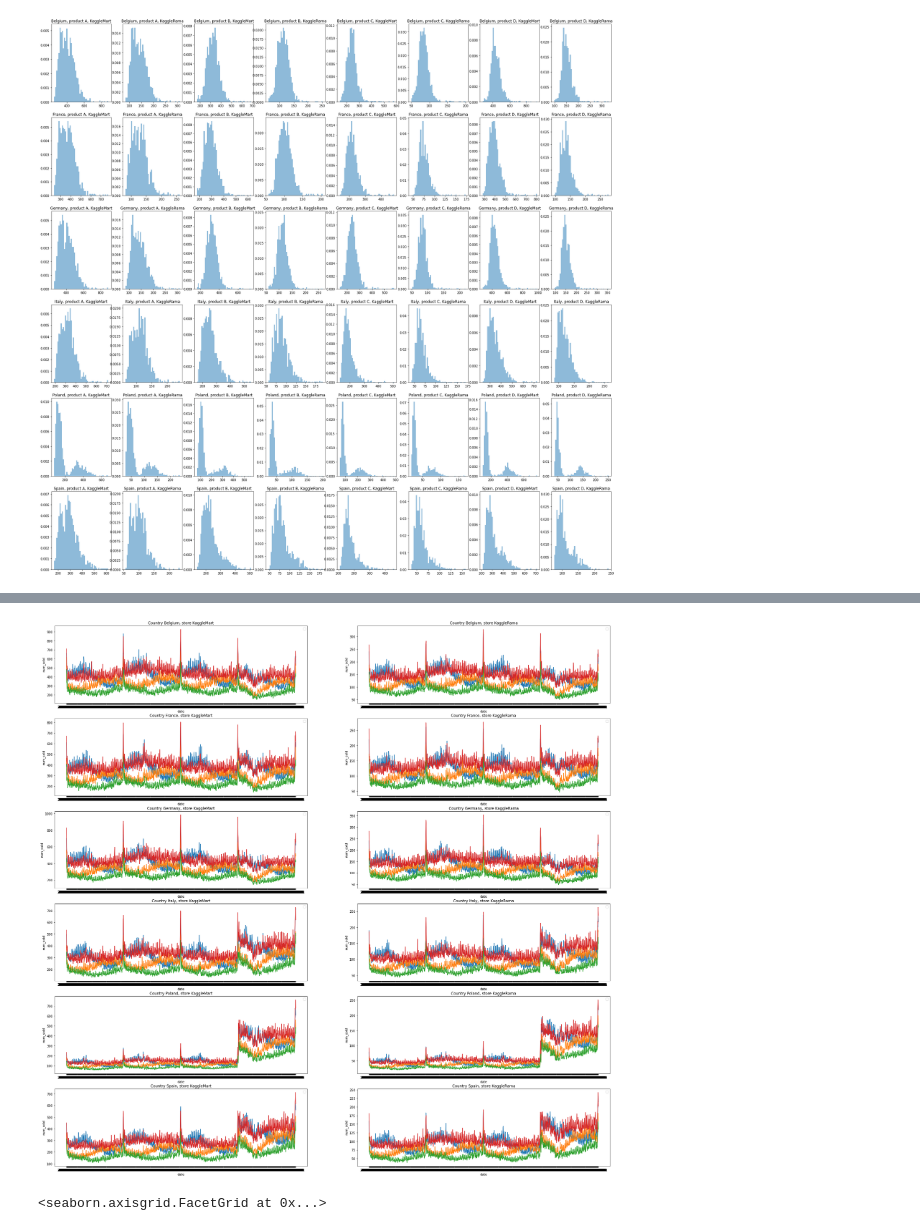
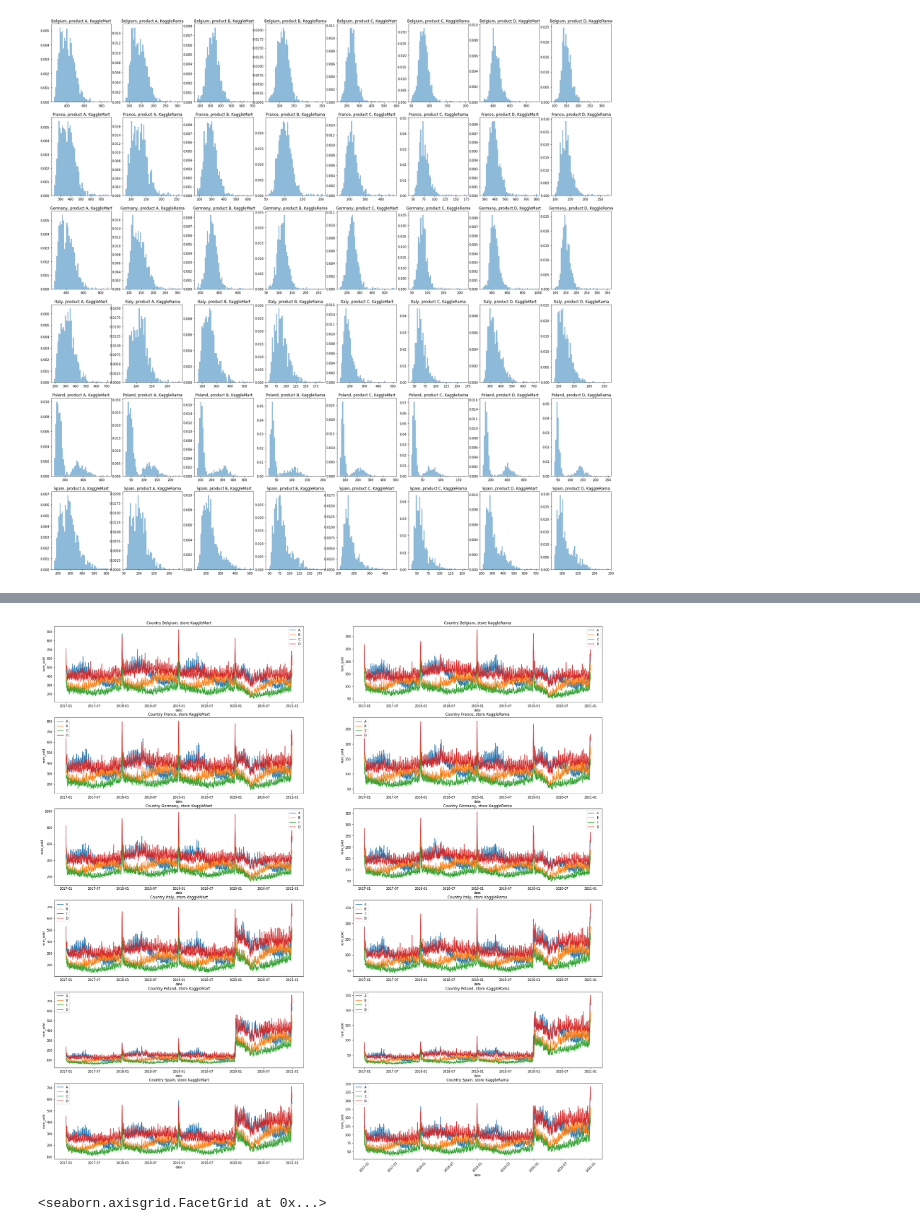
Before and after one commit to pmnry/KaggleSept, a Jupyter notebook: septembertabularplayground.ipynb, the cells around one changed output, grey strips where cells are left out. Saved outputs shown, nothing was run; the diff lists cells and outputs as text; code cells hidden in the pictures.

```diff
--- a/septembertabularplayground.ipynb
+++ b/septembertabularplayground.ipynb
@@ -188,17 +207,18 @@ plt.show()
 # %%
 _, axs = plt.subplots(6,2, figsize=(32,32))
 
 for x, ax in zip([x for x in product(countries, stores)], axs.ravel()):
 
-    sns.lineplot(x='date', y='num_sold', data=train[(train['product'] == 'A') & (train['store'] == x[1]) & (train['country'] == x[0])],ax=ax)
-    sns.lineplot(x='date', y='num_sold', data=train[(train['product'] == 'B') & (train['store'] == x[1]) & (train['country'] == x[0])],ax=ax)
-    sns.lineplot(x='date', y='num_sold', data=train[(train['product'] == 'C') & (train['store'] == x[1]) & (train['country'] == x[0])],ax=ax)
-    sns.lineplot(x='date', y='num_sold', data=train[(train['product'] == 'D') & (train['store'] == x[1]) & (train['country'] == x[0])],ax=ax)
+    sns.lineplot(x='date', y='num_sold', data=train[(train['product'] == 'A') & (train['store'] == x[1]) & (train['country'] == x[0])], label="A",ax=ax)
+    sns.lineplot(x='date', y='num_sold', data=train[(train['product'] == 'B') & (train['store'] == x[1]) & (train['country'] == x[0])], label="B",ax=ax)
+    sns.lineplot(x='date', y='num_sold', data=train[(train['product'] == 'C') & (train['store'] == x[1]) & (train['country'] == x[0])], label="C",ax=ax)
+    sns.lineplot(x='date', y='num_sold', data=train[(train['product'] == 'D') & (train['store'] == x[1]) & (train['country'] == x[0])], label="D",ax=ax)
     ax.set_title('Country {c}, store {s}'.format(c=x[0], s=x[1]))
     ax.legend()
+    plt.xticks(rotation=45)
 plt.show()
 # %% [output]
-[figure, old version]
+[figure, new version]
 # %%
 sns.catplot(x="product", y="num_sold", kind="point", data=train)
 # %% [output]
```
Also changed, not shown: parts of 13 cells of this notebook.
